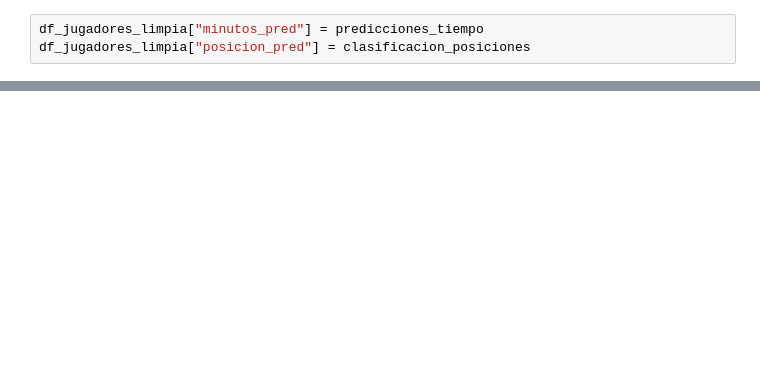
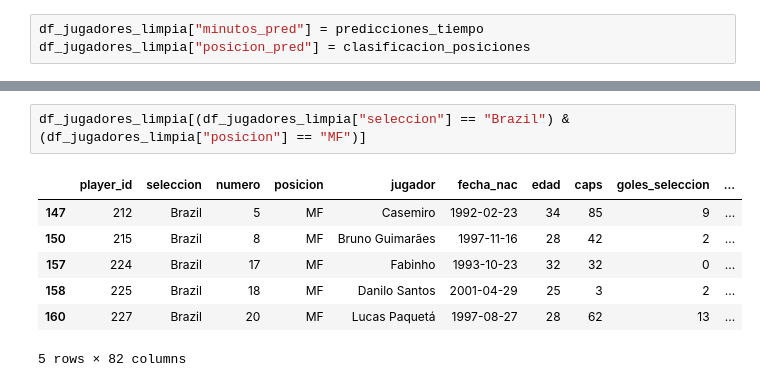
Before and after one commit to vinpalonsky/tp-labo-de-datos, a Jupyter notebook: vincenzo_palonsky-azul_soldani-francisco_amato.ipynb, the cells around one changed output, grey strips where cells are left out. Drawn from its saved outputs; the diff is of its cells as text; blank space fills up the shorter version.

```diff
--- a/vincenzo_palonsky-azul_soldani-francisco_amato.ipynb
+++ b/vincenzo_palonsky-azul_soldani-francisco_amato.ipynb
@@ -993,0 +989,10 @@ df_jugadores_limpia["posicion_pred"] = clasificacion_posiciones
+# %%
+df_jugadores_limpia[(df_jugadores_limpia["seleccion"] == "Brazil") & (df_jugadores_limpia["posicion"] == "MF")]
+# %% [output]
+|  | player_id | seleccion | numero | posicion | jugador | fecha_nac | edad | caps | goles_seleccion | ... |
+| 147 | 212 | Brazil | 5 | MF | Casemiro | 1992-02-23 | 34 | 85 | 9 | ... |
+| 150 | 215 | Brazil | 8 | MF | Bruno Guimarães | 1997-11-16 | 28 | 42 | 2 | ... |
+| 157 | 224 | Brazil | 17 | MF | Fabinho | 1993-10-23 | 32 | 32 | 0 | ... |
+| 158 | 225 | Brazil | 18 | MF | Danilo Santos | 2001-04-29 | 25 | 3 | 2 | ... |
+| 160 | 227 | Brazil | 20 | MF | Lucas Paquetá | 1997-08-27 | 28 | 62 | 13 | ... |
+5 rows × 82 columns
```
Also changed, not shown: parts of 25 cells of this notebook, 1 other file.
